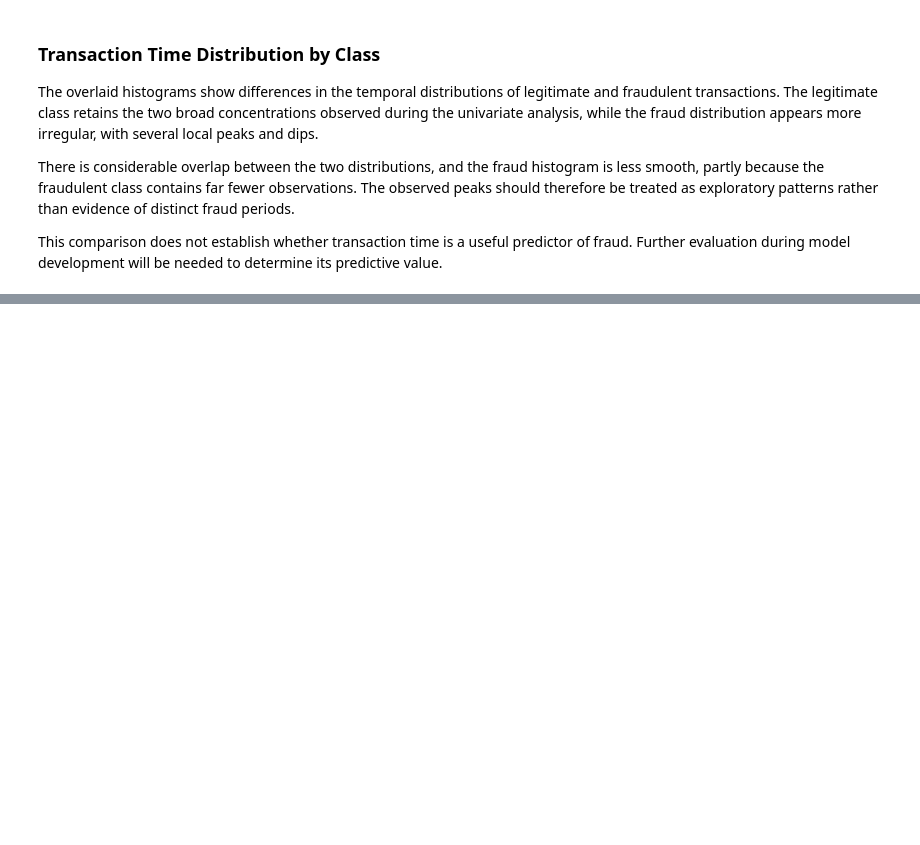
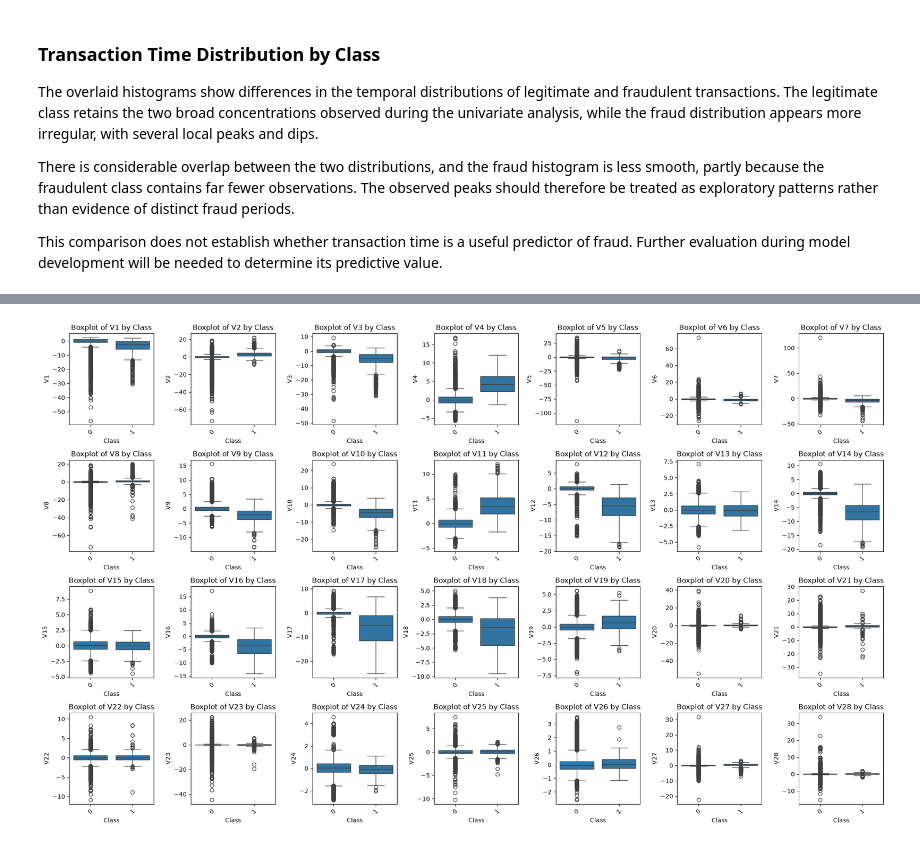
Before and after one commit to Kolade-favour/fraud-detection-system, a Jupyter notebook: notebooks/01_clean_eda.ipynb, the cells around one changed output, grey strips where cells are left out. Saved outputs shown, nothing was run; the diff lists cells and outputs as text; code cells hidden in the pictures; blank space fills up the shorter version.

```diff
--- a/notebooks/01_clean_eda.ipynb
+++ b/notebooks/01_clean_eda.ipynb
@@ -538,3 +538,8 @@ The overlaid histograms show differences in the temporal distributions of legiti
 There is considerable overlap between the two distributions, and the fraud histogram is less smooth, partly because the fraudulent class contains far fewer observations. The observed peaks should therefore be treated as exploratory patterns rather than evidence of distinct fraud periods.
 
 This comparison does not establish whether transaction time is a useful predictor of fraud. Further evaluation during model development will be needed to determine its predictive value.
+# %%
+# group pca by class and check the mean, std and distribution of the PCA features by class
+
+pca_df = df[pca_columns + ['Class']]
+pca_df.head()
@@ -540,0 +573,14 @@ This comparison does not establish whether transaction time is a useful predicto
+# %%
+fig, axes = plt.subplots(nrows=4, ncols=7, figsize=(20, 12))
+axes = axes.flatten()
+
+for axe, col in zip(axes, pca_columns):
+    sns.boxplot(x='Class', y=col, data=pca_df, ax=axe)
+    axe.set_title(f'Boxplot of {col} by Class')
+    axe.set_xlabel('Class')
+    axe.set_ylabel(col)
+    axe.tick_params(axis='x', rotation=45)
+plt.tight_layout()
+plt.show()
+# %% [output]
+[figure, added]
```
Also changed, not shown: parts of 9 cells of this notebook, 2 other files.
